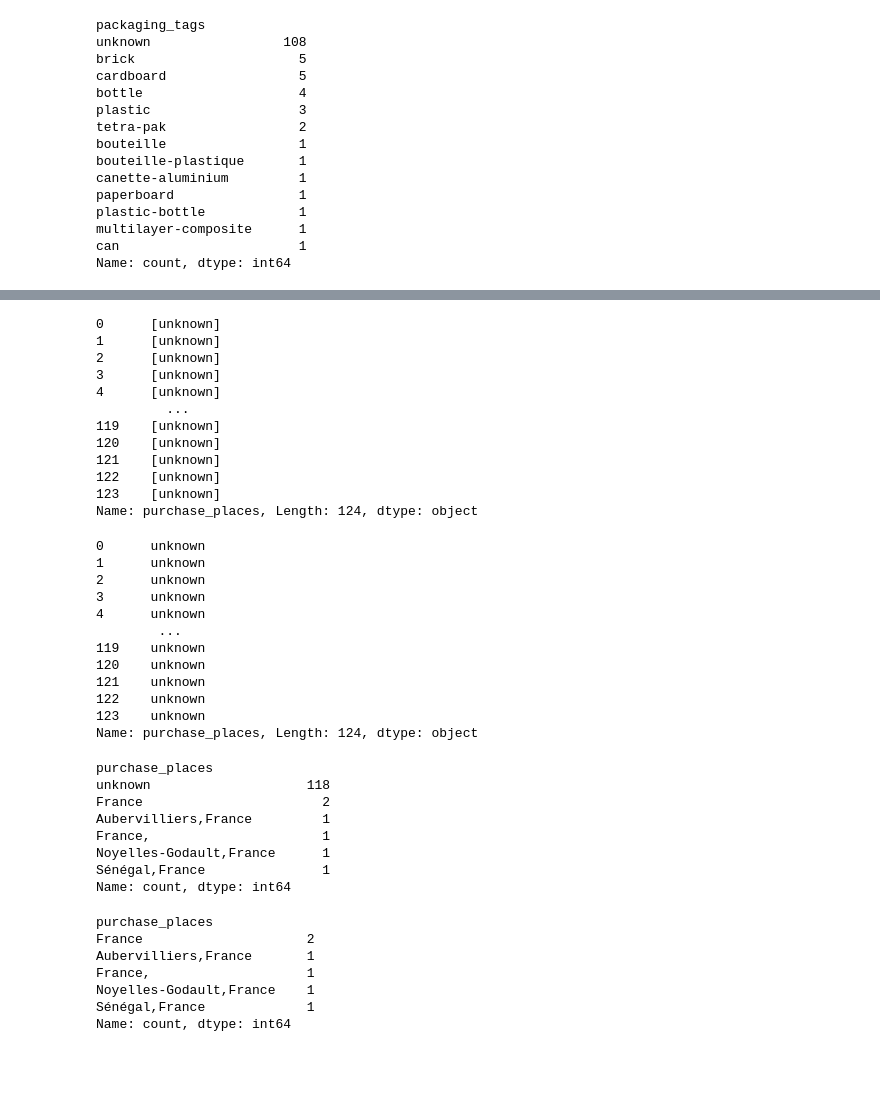
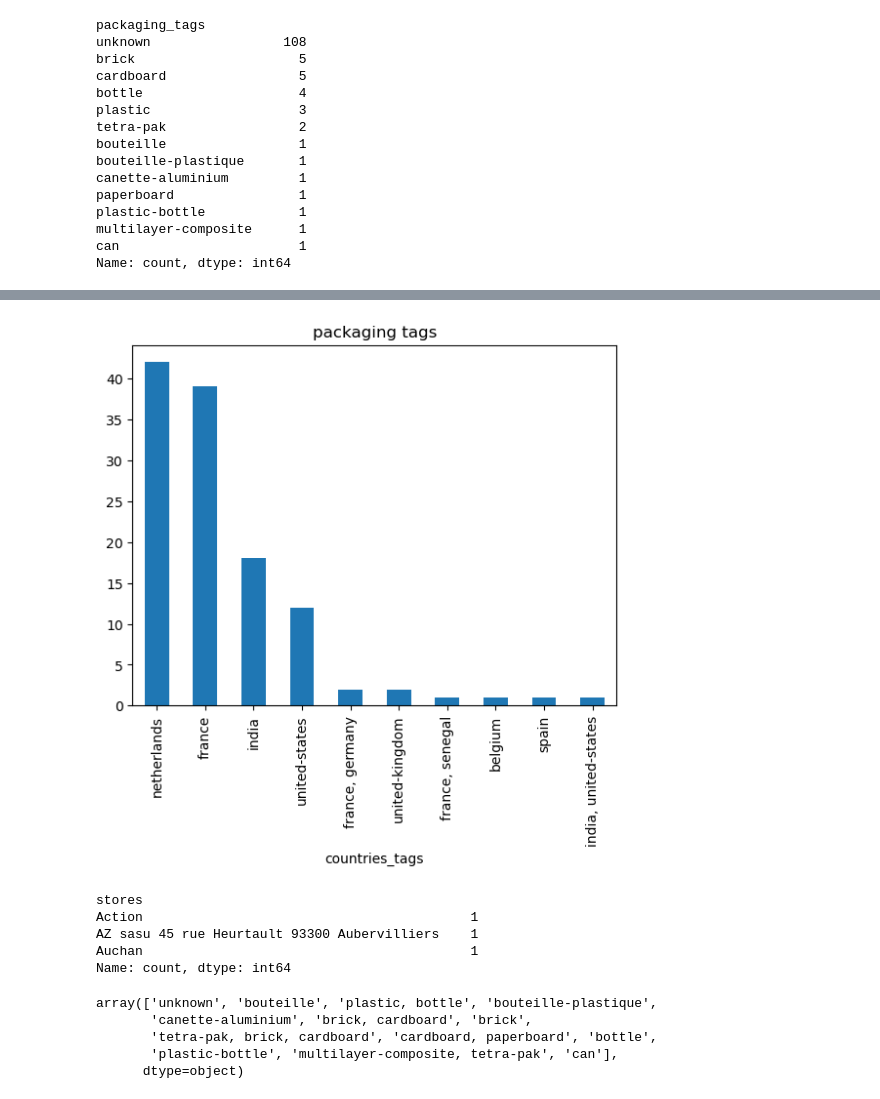
Before and after one commit to Codon-s/cpg-product-intelligence, a Jupyter notebook: prashant.ipynb, the cells around one changed output, grey strips where cells are left out. Cells and saved outputs as stored; diff of their text form; code cells hidden in the pictures; blank space fills up the shorter version.

```diff
--- a/prashant.ipynb
+++ b/prashant.ipynb
@@ -299,54 +331,22 @@ array(['unknown', 'France', 'Aubervilliers,France', 'France,',
+# %%
+df.countries_tags[df.countries_tags != 'unknown'].value_counts().head(10).plot(kind='bar' ,title='packaging tags')
+plt.show()
+# %% [output]
+[figure, added]
+# %%
+stores=df.stores.value_counts().drop("unknown")
+stores
+# %% [output]
+stores
+Action                                          1
+AZ sasu 45 rue Heurtault 93300 Aubervilliers    1
+Auchan                                          1
+Name: count, dtype: int64
 # %%
-raw_purchase_places=df.purchase_places.str.split()
-raw_purchase_places
+df.packaging_tags.unique()
 # %% [output]
-0      [unknown]
-1      [unknown]
-2      [unknown]
-3      [unknown]
-4      [unknown]
-         ...
-119    [unknown]
-120    [unknown]
-121    [unknown]
-122    [unknown]
-123    [unknown]
-Name: purchase_places, Length: 124, dtype: object
+array(['unknown', 'bouteille', 'plastic, bottle', 'bouteille-plastique',
+       'canette-aluminium', 'brick, cardboard', 'brick',
+       'tetra-pak, brick, cardboard', 'cardboard, paperboard', 'bottle',
+       'plastic-bottle', 'multilayer-composite, tetra-pak', 'can'],
+      dtype=object)
-# %%
-exploded_places=raw_purchase_places.explode().str.strip()
-exploded_places
-# %% [output]
-0      unknown
-1      unknown
-2      unknown
-3      unknown
-4      unknown
-        ...
-119    unknown
-120    unknown
-121    unknown
-122    unknown
-123    unknown
-Name: purchase_places, Length: 124, dtype: object
-# %%
-exploded_places.value_counts()
-# %% [output]
-purchase_places
-unknown                    118
-France                       2
-Aubervilliers,France         1
-France,                      1
-Noyelles-Godault,France      1
-Sénégal,France               1
-Name: count, dtype: int64
-# %%
-places_graph=exploded_places.value_counts().drop("unknown")
-places_graph
-# %% [output]
-purchase_places
-France                     2
-Aubervilliers,France       1
-France,                    1
-Noyelles-Godault,France    1
-Sénégal,France             1
-Name: count, dtype: int64
```
Also changed, not shown: parts of 81 cells of this notebook.
